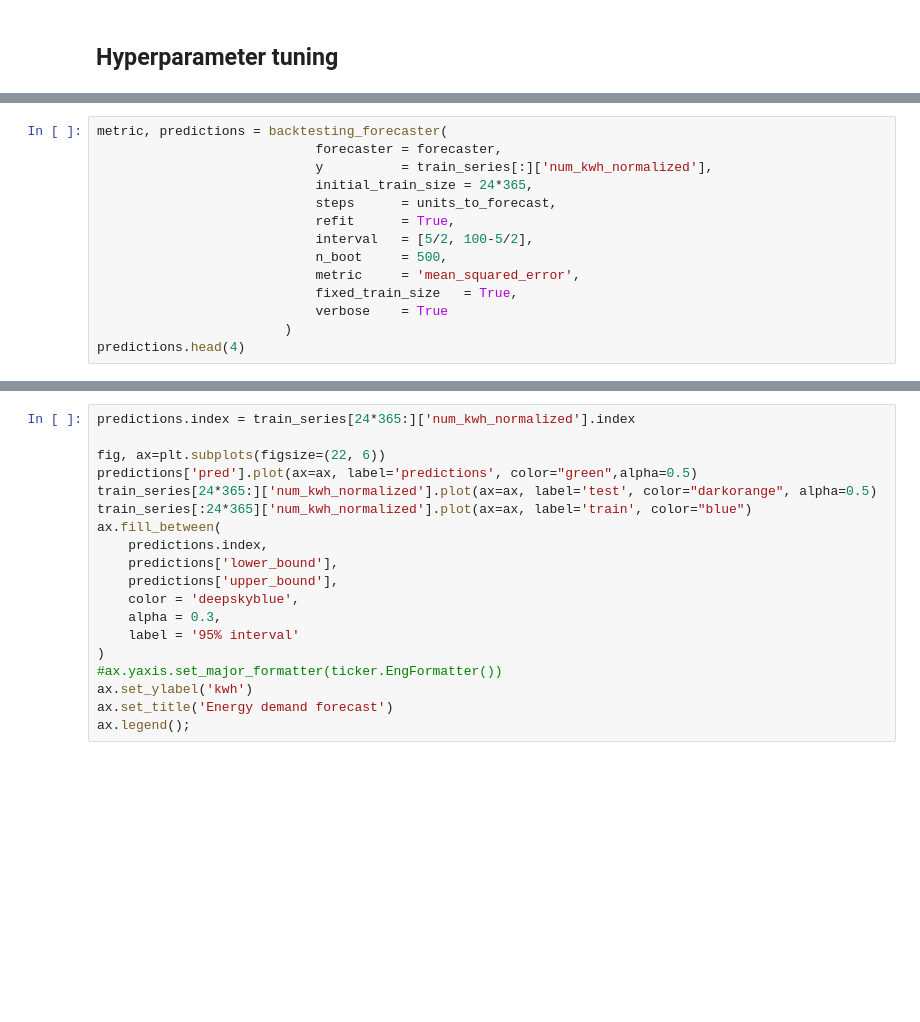
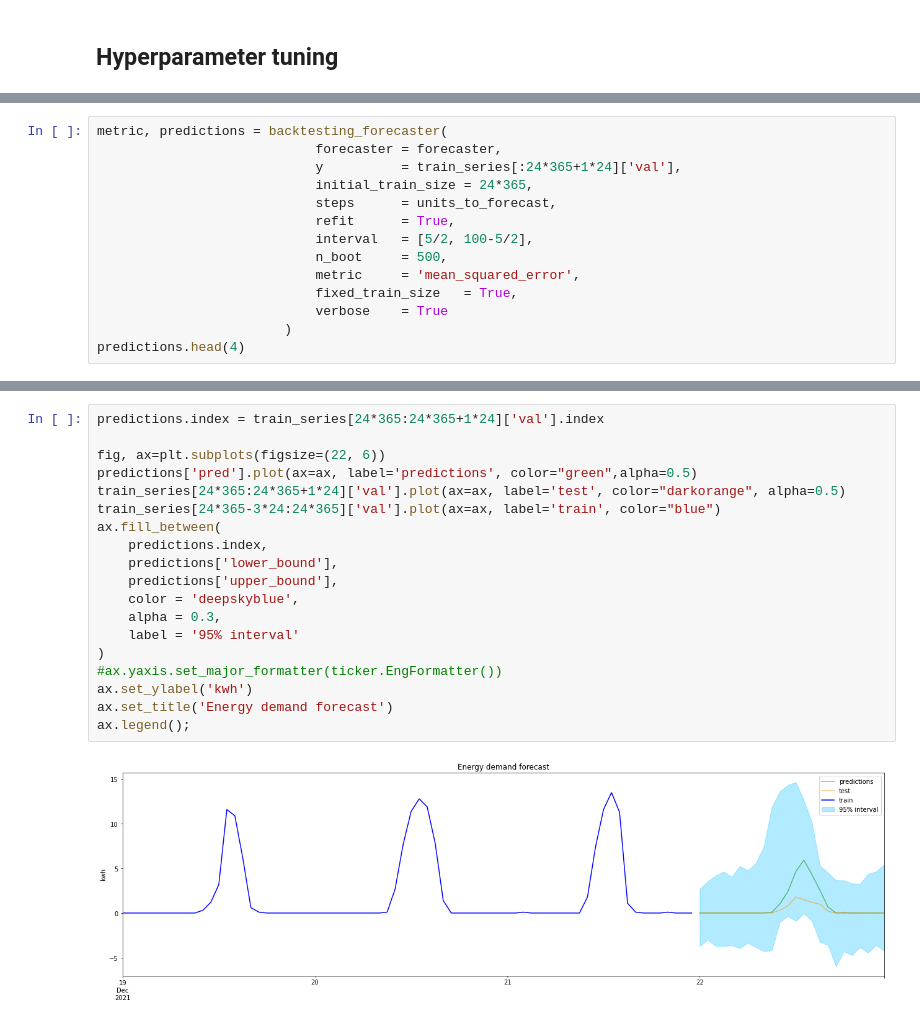
Before and after one commit to LortSkit/Bachelor-project, a Jupyter notebook: Initial-Analysis/Random Forest Hyperparameter Tuning.ipynb, the cells around one changed output, grey strips where cells are left out. Drawn from its saved outputs; the diff is of its cells as text; blank space fills up the shorter version.

```diff
--- a/Initial-Analysis/Random Forest Hyperparameter Tuning.ipynb
+++ b/Initial-Analysis/Random Forest Hyperparameter Tuning.ipynb
@@ -107,7 +187,7 @@ results_grid
 # %%
 metric, predictions = backtesting_forecaster(
                             forecaster = forecaster,
-                            y          = train_series[:]['num_kwh_normalized'],
+                            y          = train_series[:24*365+1*24]['val'],
                             initial_train_size = 24*365,
                             steps      = units_to_forecast,
                             refit      = True,
@@ -121,21 +217,23 @@ predictions.head(4)
 # %%
-predictions.index = train_series[24*365:]['num_kwh_normalized'].index
+predictions.index = train_series[24*365:24*365+1*24]['val'].index
 
 fig, ax=plt.subplots(figsize=(22, 6))
 predictions['pred'].plot(ax=ax, label='predictions', color="green",alpha=0.5)
-train_series[24*365:]['num_kwh_normalized'].plot(ax=ax, label='test', color="darkorange", alpha=0.5)
-train_series[:24*365]['num_kwh_normalized'].plot(ax=ax, label='train', color="blue")
+train_series[24*365:24*365+1*24]['val'].plot(ax=ax, label='test', color="darkorange", alpha=0.5)
+train_series[24*365-3*24:24*365]['val'].plot(ax=ax, label='train', color="blue")
 ax.fill_between(
     predictions.index,
     predictions['lower_bound'],
     predictions['upper_bound'],
     color = 'deepskyblue',
     alpha = 0.3,
     label = '95% interval'
 )
 #ax.yaxis.set_major_formatter(ticker.EngFormatter())
 ax.set_ylabel('kwh')
 ax.set_title('Energy demand forecast')
 ax.legend();
+# %% [output]
+[figure, added]
 # %%
 error_mse = mean_squared_error(
```
Also changed, not shown: parts of 10 cells of this notebook.
